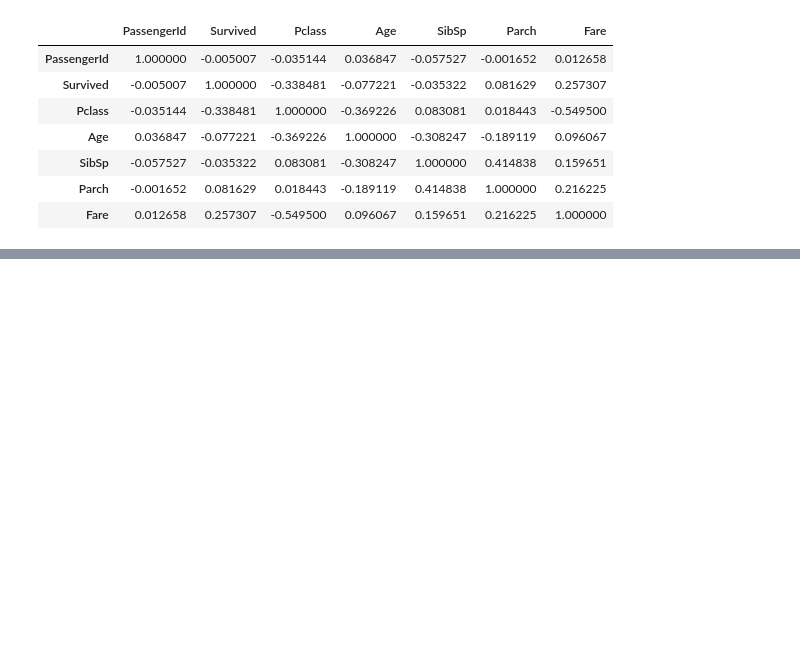
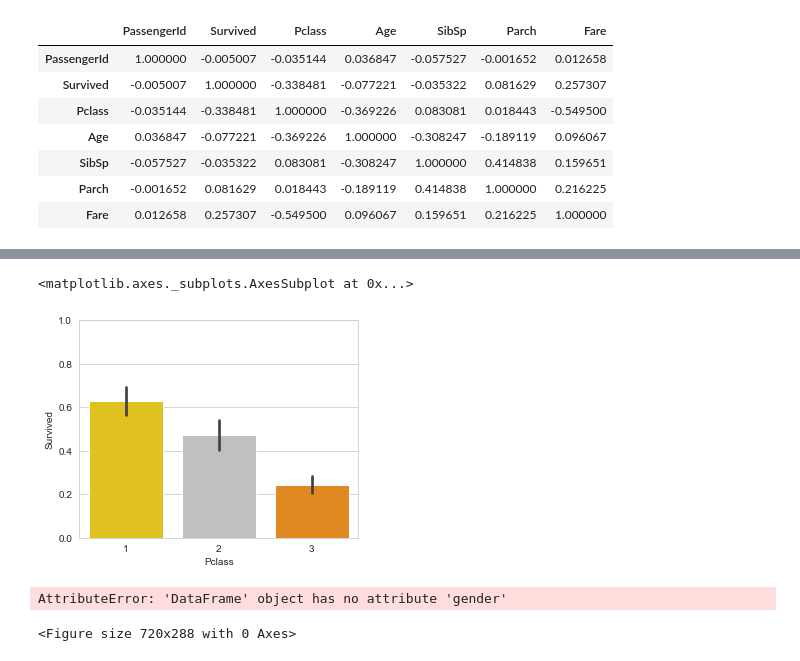
Before and after one commit to Blake-Manus/data-science-learning, a Jupyter notebook: titanic/titanic_analysis.ipynb, the cells around one changed output, grey strips where cells are left out. Saved outputs shown, nothing was run; the diff lists cells and outputs as text; code cells hidden in the pictures; blank space fills up the shorter version.

```diff
--- a/titanic/titanic_analysis.ipynb
+++ b/titanic/titanic_analysis.ipynb
@@ -58,0 +60,16 @@ sns.lineplot(train_data.Pclass, train_data.Survived)
+# %%
+plt.figure(figsize=(5,4))
+plt.ylim(0.0, 1.0)
+plt.xlim(1, 3)
+sns.set_style("whitegrid")
+sns.barplot(train_data.Pclass, train_data.Survived, palette=["gold", "silver", "darkorange"])
+#sns.lineplot(train_data.Pclass, train_data.Survived)
+# %% [output]
+<matplotlib.axes._subplots.AxesSubplot at 0x...>
+[figure, added]
+# %%
+plt.figure(figsize=(10,4))
+sns.barplot(train_data.gender, train_data.Survived)
+# %% [output]
+AttributeError: 'DataFrame' object has no attribute 'gender'
+<Figure size 720x288 with 0 Axes>
```
Also changed, not shown: parts of 2 cells of this notebook.
